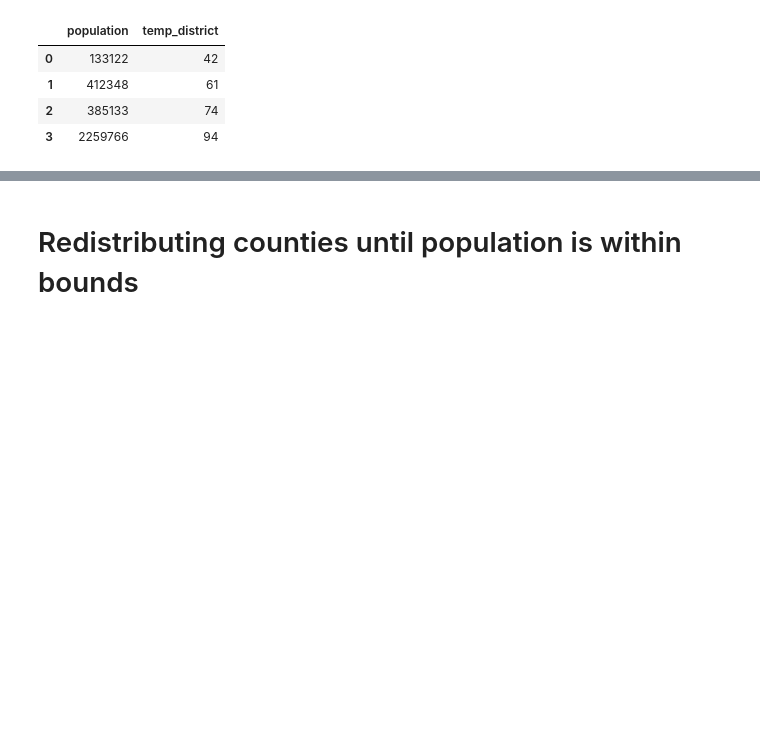
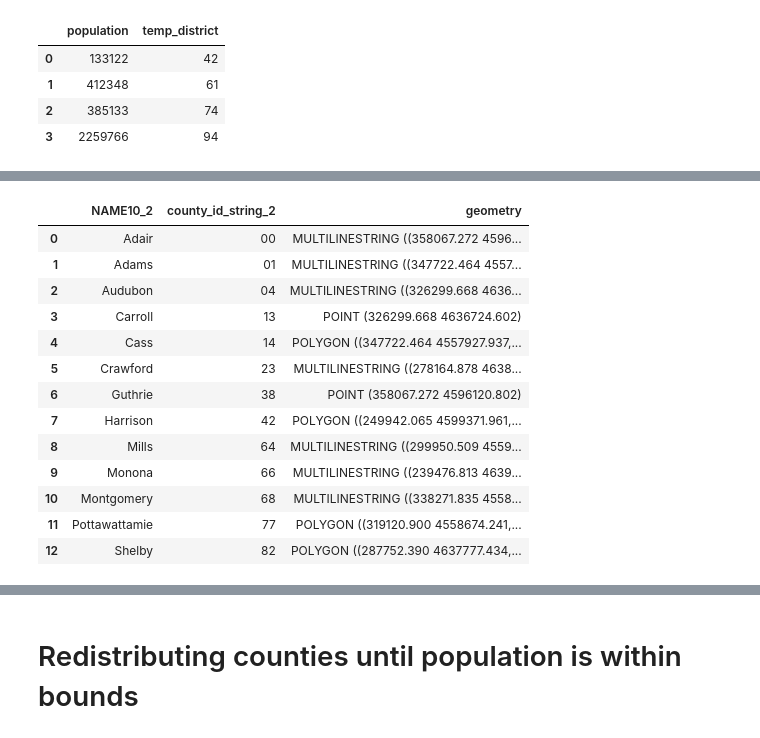
Before and after one commit to stefaniegwangphd/ia-redistricting, a Jupyter notebook: Iowa_contiguousdistricting.ipynb, the cells around one changed output, grey strips where cells are left out. Cells and saved outputs as stored; diff of their text form; code cells hidden in the pictures; blank space fills up the shorter version.

```diff
--- a/Iowa_contiguousdistricting.ipynb
+++ b/Iowa_contiguousdistricting.ipynb
@@ -385,20 +334,0 @@ shapef_ia_districting.iloc[[7,36]]
-# %%
-# dissolve based on temp_district to combine the two counties
-
-#dissolve the shapefile/merge counties. group by assignment.
-#aggregate remaining columns by summing them
-
-# arguments for aggfunc: https://geopandas.org/en/stable/docs/user_guide/aggregation_with_dissolve.html
-shapef_ia_districting = shapef_ia_districting.dissolve(
-    by="temp_district",
-    aggfunc = {
-        "COUNTYFP10": "sum",    ##want to concatenate these(?)
-        "NAME10": "count",      #ignore/count
-        "ALAND10": "sum",
-        "AWATER10": "sum",
-        "population": "sum",
-        "xcentr_lon": "first",
-        "ycentr_lat": "first",
-        "temp_district": "first"
-    }
-)
@@ -667,0 +646,19 @@ shapef_ia_running[['population','temp_district']]
+# %%
+# doing this version keeps points and lines for neighboring counties
+dist_1_weird = dist1_gdf.overlay(shapef_ia_districting,how='identity',keep_geom_type=False)
+dist_1_weird[['NAME10_2', 'county_id_string_2','geometry']]
+# %% [output]
+|  | NAME10_2 | county_id_string_2 | geometry |
+| 0 | Adair | 00 | MULTILINESTRING ((358067.272 4596... |
+| 1 | Adams | 01 | MULTILINESTRING ((347722.464 4557... |
+| 2 | Audubon | 04 | MULTILINESTRING ((326299.668 4636... |
+| 3 | Carroll | 13 | POINT (326299.668 4636724.602) |
+| 4 | Cass | 14 | POLYGON ((347722.464 4557927.937,... |
+| 5 | Crawford | 23 | MULTILINESTRING ((278164.878 4638... |
+| 6 | Guthrie | 38 | POINT (358067.272 4596120.802) |
+| 7 | Harrison | 42 | POLYGON ((249942.065 4599371.961,... |
+| 8 | Mills | 64 | MULTILINESTRING ((299950.509 4559... |
+| 9 | Monona | 66 | MULTILINESTRING ((239476.813 4639... |
+| 10 | Montgomery | 68 | MULTILINESTRING ((338271.835 4558... |
+| 11 | Pottawattamie | 77 | POLYGON ((319120.900 4558674.241,... |
+| 12 | Shelby | 82 | POLYGON ((287752.390 4637777.434,... |
```
Also changed, not shown: parts of 35 cells of this notebook.
